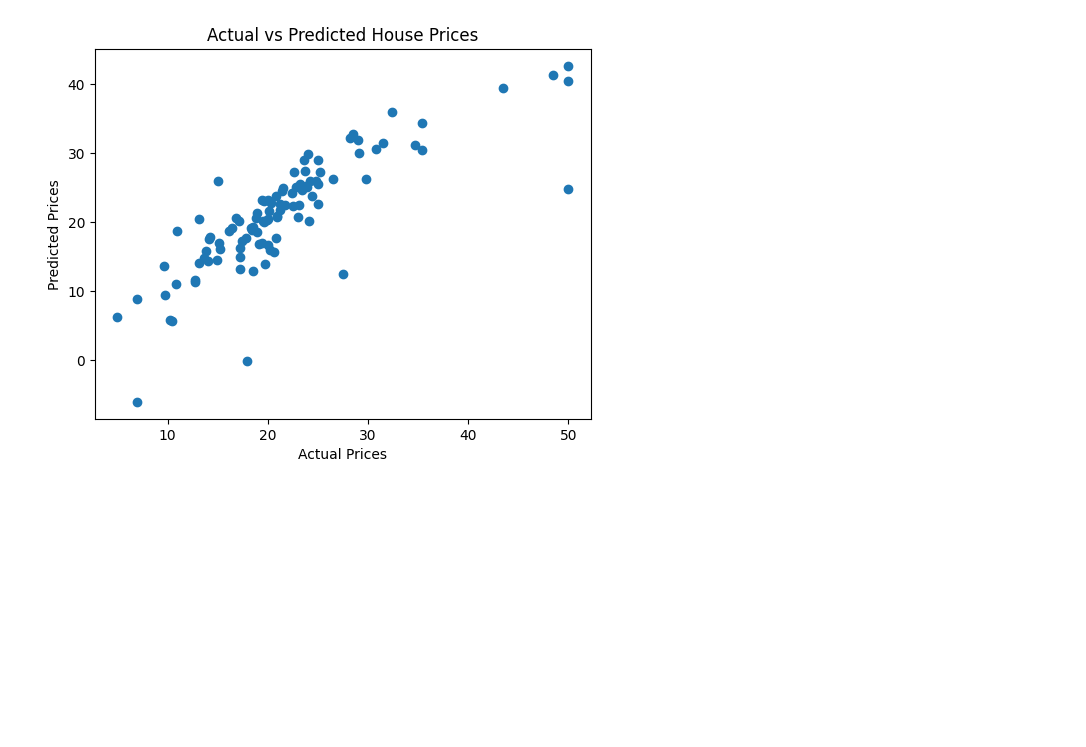
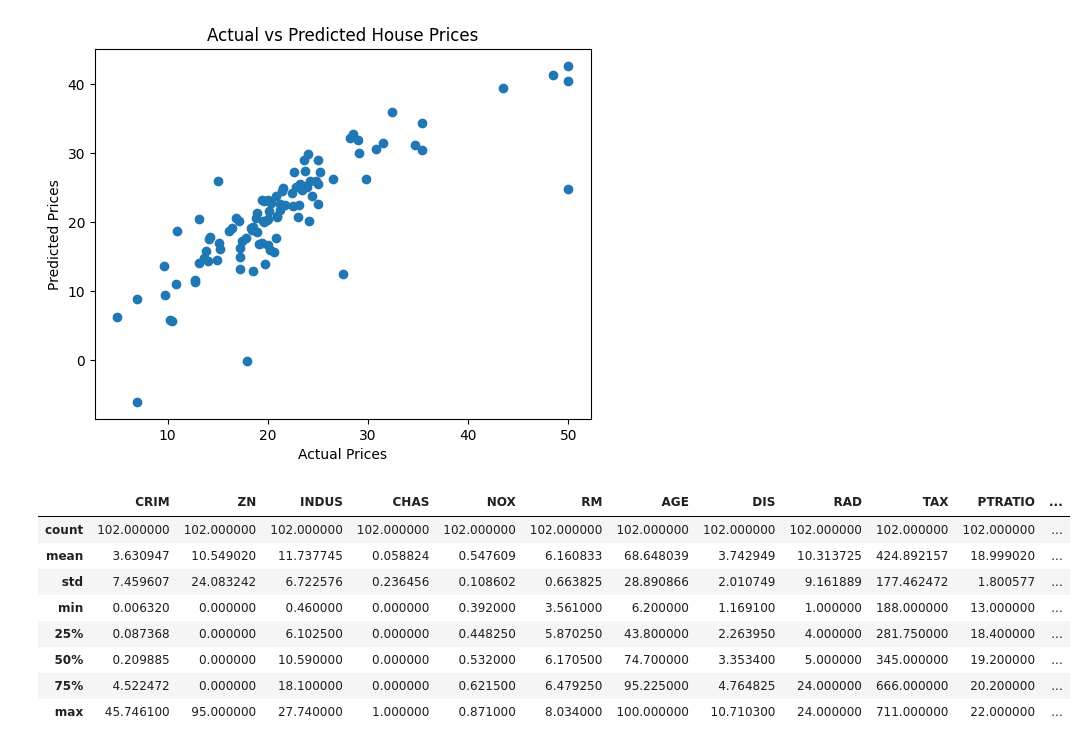
Before and after one commit to PranabSantra45/housepriceprediction, a Jupyter notebook: main.ipynb, the cells around one changed output. Saved outputs shown, nothing was run; the diff lists cells and outputs as text; code cells hidden in the pictures; blank space fills up the shorter version.

```diff
--- a/main.ipynb
+++ b/main.ipynb
@@ -170,3 +170,15 @@ plt.title("Actual vs Predicted House Prices")
 plt.show()
 # %% [output]
 [figure]
+# %%
+X_test.describe()
+# %% [output]
+|  | CRIM | ZN | INDUS | CHAS | NOX | RM | AGE | DIS | RAD | TAX | PTRATIO | ... |
+| count | 102.000000 | 102.000000 | 102.000000 | 102.000000 | 102.000000 | 102.000000 | 102.000000 | 102.000000 | 102.000000 | 102.000000 | 102.000000 | ... |
+| mean | 3.630947 | 10.549020 | 11.737745 | 0.058824 | 0.547609 | 6.160833 | 68.648039 | 3.742949 | 10.313725 | 424.892157 | 18.999020 | ... |
+| std | 7.459607 | 24.083242 | 6.722576 | 0.236456 | 0.108602 | 0.663825 | 28.890866 | 2.010749 | 9.161889 | 177.462472 | 1.800577 | ... |
+| min | 0.006320 | 0.000000 | 0.460000 | 0.000000 | 0.392000 | 3.561000 | 6.200000 | 1.169100 | 1.000000 | 188.000000 | 13.000000 | ... |
+| 25% | 0.087368 | 0.000000 | 6.102500 | 0.000000 | 0.448250 | 5.870250 | 43.800000 | 2.263950 | 4.000000 | 281.750000 | 18.400000 | ... |
+| 50% | 0.209885 | 0.000000 | 10.590000 | 0.000000 | 0.532000 | 6.170500 | 74.700000 | 3.353400 | 5.000000 | 345.000000 | 19.200000 | ... |
+| 75% | 4.522472 | 0.000000 | 18.100000 | 0.000000 | 0.621500 | 6.479250 | 95.225000 | 4.764825 | 24.000000 | 666.000000 | 20.200000 | ... |
+| max | 45.746100 | 95.000000 | 27.740000 | 1.000000 | 0.871000 | 8.034000 | 100.000000 | 10.710300 | 24.000000 | 711.000000 | 22.000000 | ... |
```
Also changed, not shown: parts of 16 cells of this notebook.
